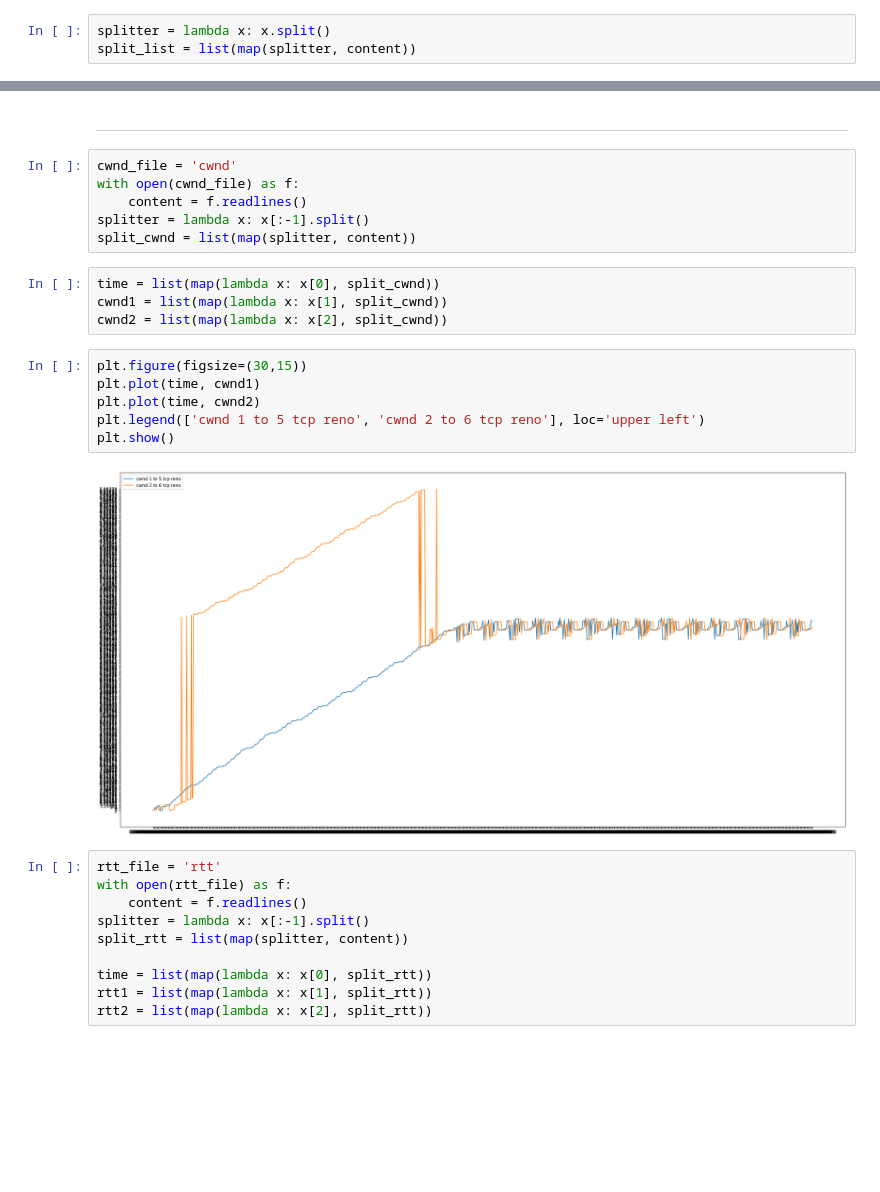
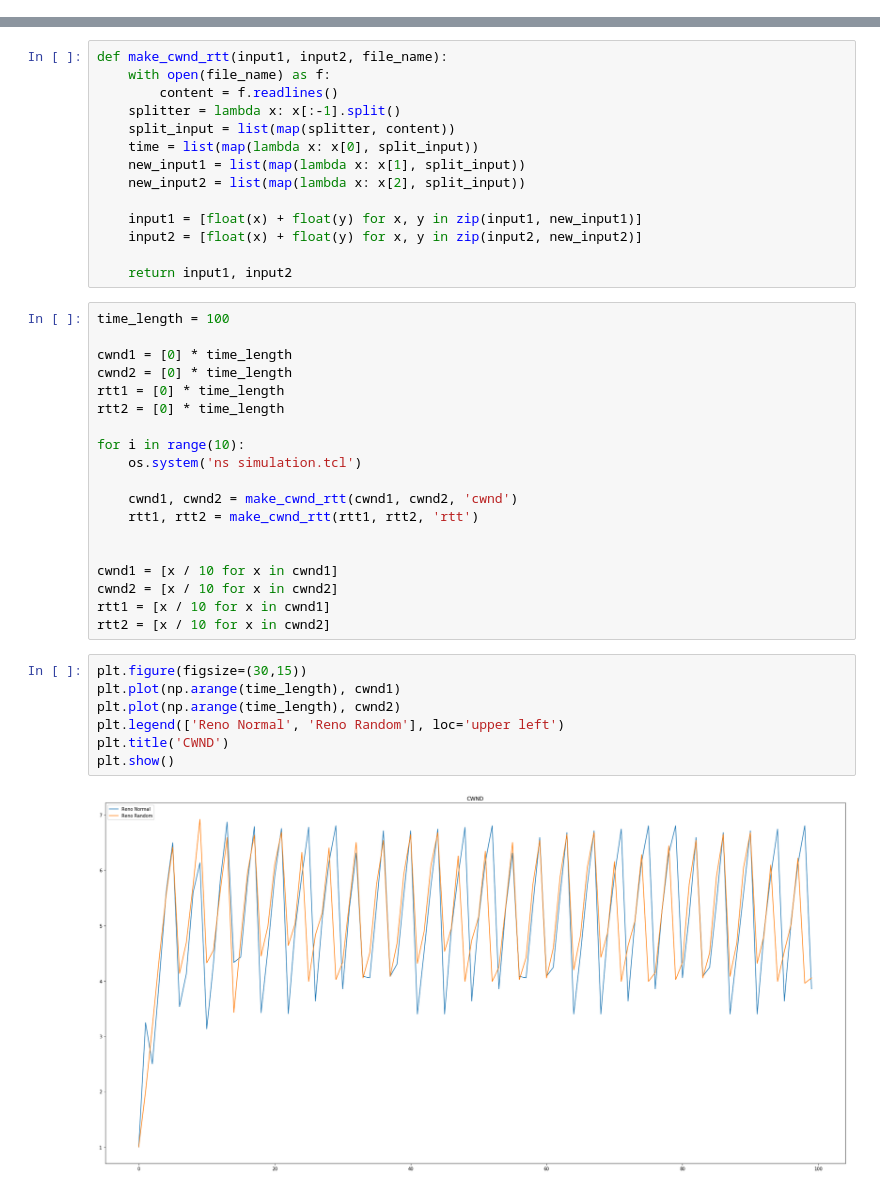
Before and after one commit to rastadayon/TCP-Congestion-Control-Analysis, a Jupyter notebook: CA2-Report.ipynb, the cells around one changed output, grey strips where cells are left out. Saved outputs shown, nothing was run; the diff lists cells and outputs as text; blank space fills up the shorter version.

Commit message:
rtt and cwnd average calculated

```diff
--- a/CA2-Report.ipynb
+++ b/CA2-Report.ipynb
@@ -12,3 +6,0 @@ with open(filename) as f:
-# %%
-splitter = lambda x: x.split()
-split_list = list(map(splitter, content))
@@ -35,32 +7,44 @@ print(len(stream_1), len(stream_2))
-# %% [markdown]
-***
-# %%
-cwnd_file = 'cwnd'
-with open(cwnd_file) as f:
-    content = f.readlines()
-splitter = lambda x: x[:-1].split()
-split_cwnd = list(map(splitter, content))
-# %%
-time = list(map(lambda x: x[0], split_cwnd))
-cwnd1 = list(map(lambda x: x[1], split_cwnd))
-cwnd2 = list(map(lambda x: x[2], split_cwnd))
+# %%
+def make_cwnd_rtt(input1, input2, file_name):
+    with open(file_name) as f:
+        content = f.readlines()
+    splitter = lambda x: x[:-1].split()
+    split_input = list(map(splitter, content))
+    time = list(map(lambda x: x[0], split_input))
+    new_input1 = list(map(lambda x: x[1], split_input))
+    new_input2 = list(map(lambda x: x[2], split_input))
+
+    input1 = [float(x) + float(y) for x, y in zip(input1, new_input1)]
+    input2 = [float(x) + float(y) for x, y in zip(input2, new_input2)]
+
+    return input1, input2
+# %%
+time_length = 100
+
+cwnd1 = [0] * time_length
+cwnd2 = [0] * time_length
+rtt1 = [0] * time_length
+rtt2 = [0] * time_length
+
+for i in range(10):
+    os.system('ns simulation.tcl')
+
+    cwnd1, cwnd2 = make_cwnd_rtt(cwnd1, cwnd2, 'cwnd')
+    rtt1, rtt2 = make_cwnd_rtt(rtt1, rtt2, 'rtt')
+
+
+cwnd1 = [x / 10 for x in cwnd1]
+cwnd2 = [x / 10 for x in cwnd2]
+rtt1 = [x / 10 for x in cwnd1]
+rtt2 = [x / 10 for x in cwnd2]
 # %%
 plt.figure(figsize=(30,15))
-plt.plot(time, cwnd1)
-plt.plot(time, cwnd2)
-plt.legend(['cwnd 1 to 5 tcp reno', 'cwnd 2 to 6 tcp reno'], loc='upper left')
+plt.plot(np.arange(time_length), cwnd1)
+plt.plot(np.arange(time_length), cwnd2)
+plt.legend(['Reno Normal', 'Reno Random'], loc='upper left')
+plt.title('CWND')
 plt.show()
 # %% [output]
-[figure, old version]
+[figure, new version]
-# %%
-rtt_file = 'rtt'
-with open(rtt_file) as f:
-    content = f.readlines()
-splitter = lambda x: x[:-1].split()
-split_rtt = list(map(splitter, content))
-
-time = list(map(lambda x: x[0], split_rtt))
-rtt1 = list(map(lambda x: x[1], split_rtt))
-rtt2 = list(map(lambda x: x[2], split_rtt))
 # %%
 plt.figure(figsize=(30,15))
```
Also changed, not shown: parts of 15 cells of this notebook, 4 other files.
